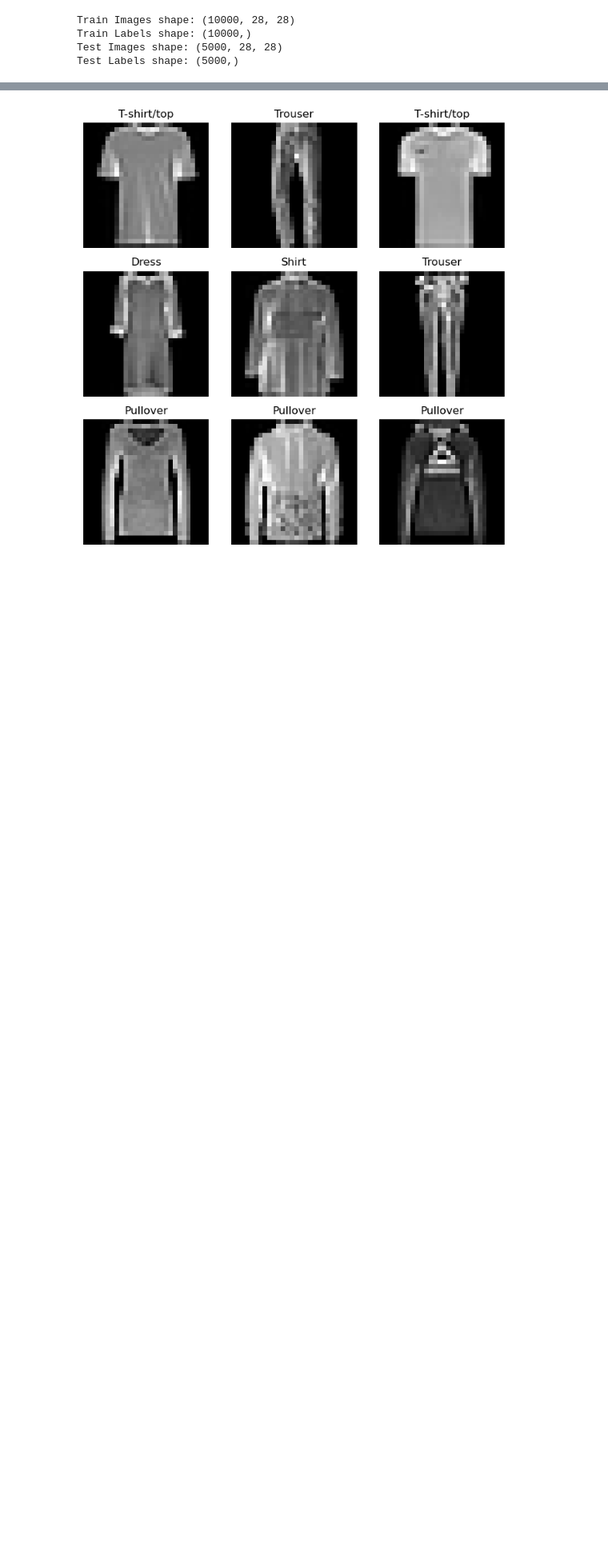
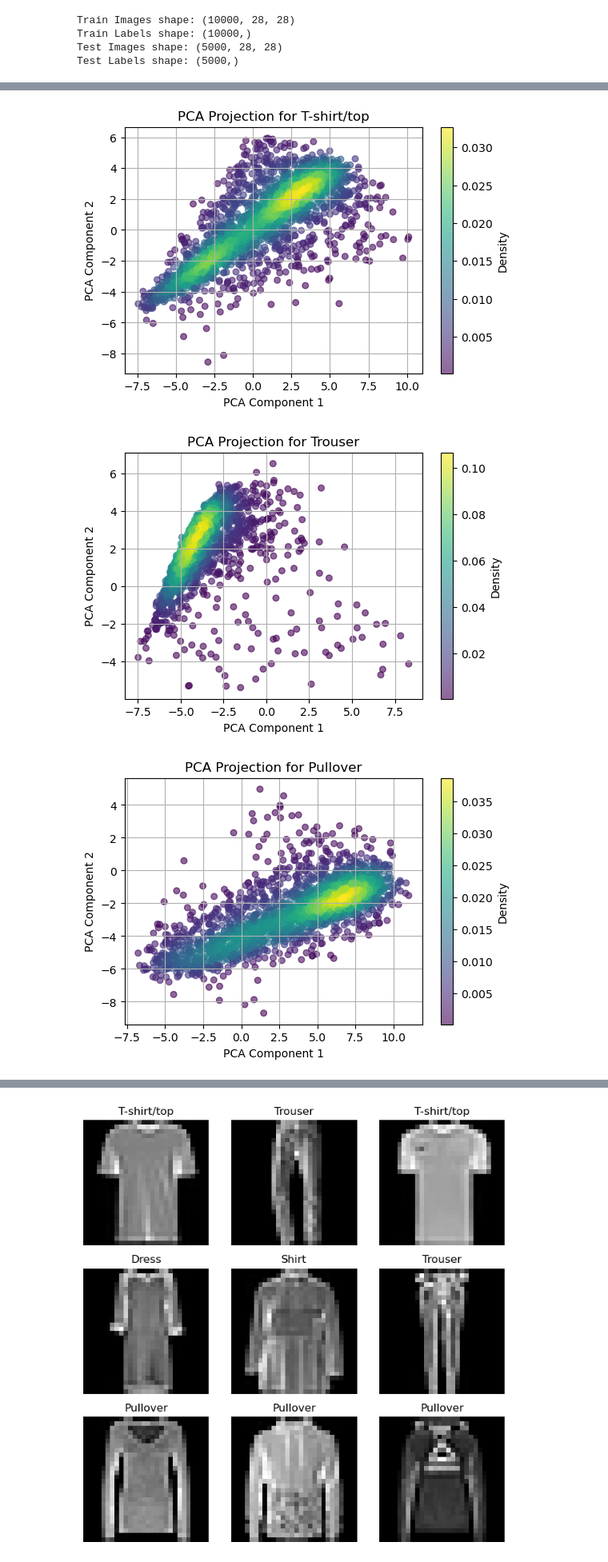
Before and after one commit to lorandladnai/Machine_Learning_2024_ITU, a Jupyter notebook: main.ipynb, the cells around one changed output, grey strips where cells are left out. Shown at 80% size. Drawn from its saved outputs; the diff is of its cells as text; code cells hidden in the pictures; blank space fills up the shorter version.

```diff
--- a/main.ipynb
+++ b/main.ipynb
@@ -93,0 +99,27 @@ Flattened test images shape: (5000, 784)
+# %%
+unique_labels = np.unique(train_labels)
+
+for label in unique_labels:
+    plt.figure(figsize=(6, 4))
+    mask = train_labels == label
+    data = train_pca[mask, :2]
+    x, y = data.T
+    xy = np.vstack([x, y])
+    z = gaussian_kde(xy)(xy)
+
+    plt.scatter(x, y, c=z, s=30, alpha=0.6)
+    plt.colorbar(label='Density')
+    plt.title(f"PCA Projection for {class_names[label]}")
+    plt.xlabel("PCA Component 1")
+    plt.ylabel("PCA Component 2")
+    plt.grid(True)
+
+    # Érvénytelen karakterek cseréje a fájlnévben
+    safe_class_name = class_names[label].replace('/', '_')
+    plt.savefig(f'pca_projection_{safe_class_name}.png')
+
+    plt.show()
+# %% [output]
+[figure, added]
+[figure, added]
+[figure, added]
```
Also changed, not shown: parts of 22 cells of this notebook.
